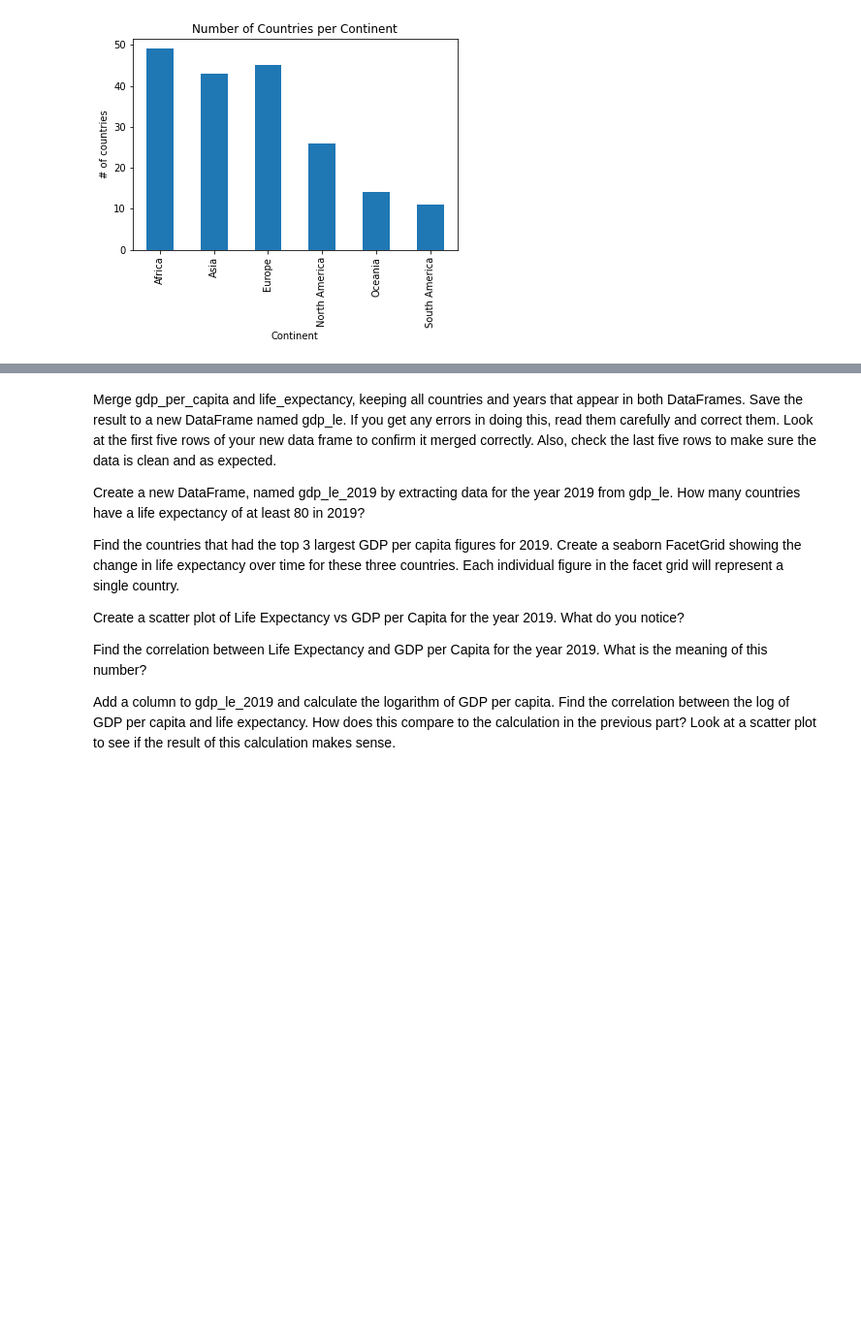
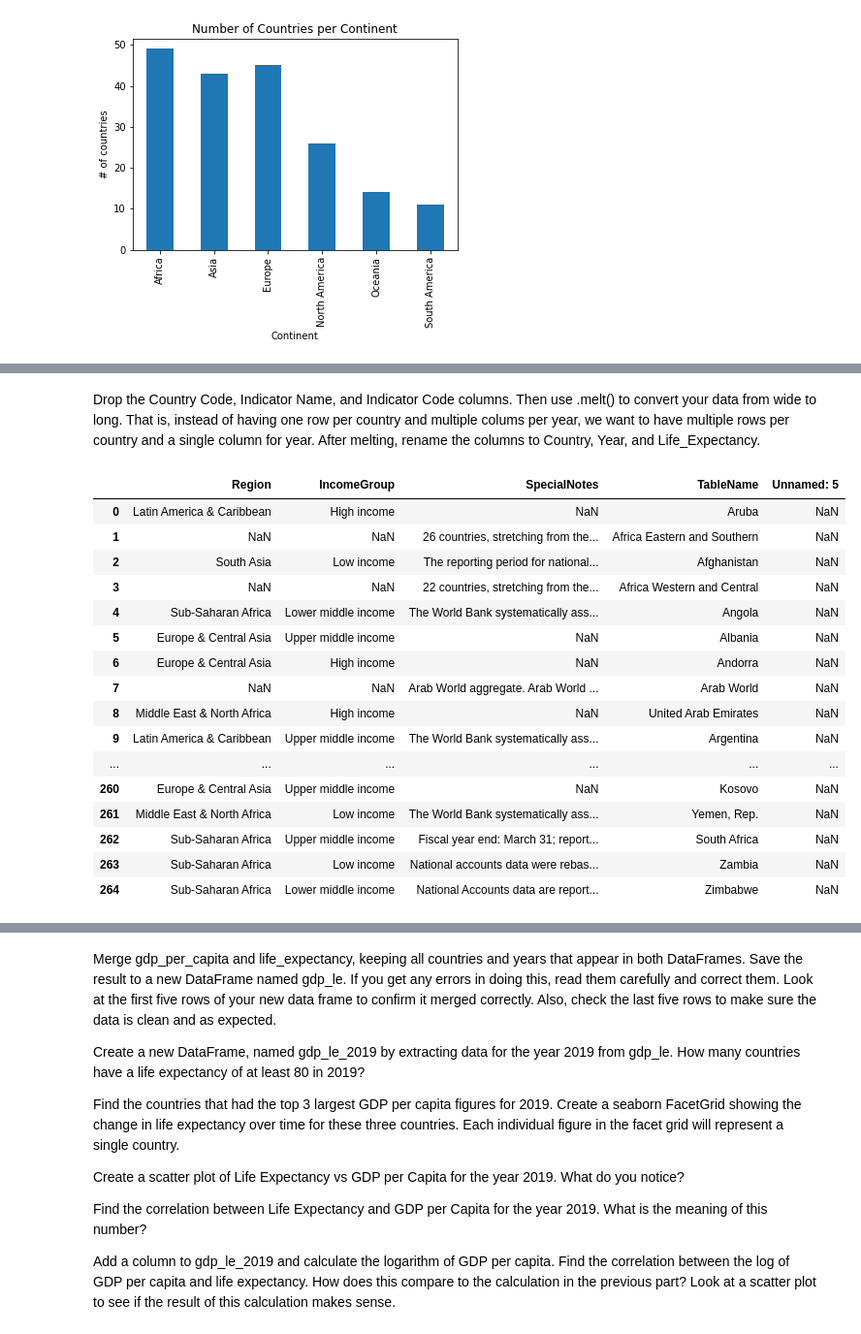
Before and after one commit to nss-data-science-cohort-6/un_data_question-bvanitsthian, a Jupyter notebook: UN_Data_Exploration.ipynb, the cells around one changed output, grey strips where cells are left out. Shown at 97% size. Saved outputs shown, nothing was run; the diff lists cells and outputs as text; code cells hidden in the pictures; blank space fills up the shorter version.

Commit message:
new files added from World Bank and notebook update

```diff
--- a/UN_Data_Exploration.ipynb
+++ b/UN_Data_Exploration.ipynb
@@ -335,0 +332,3 @@ What was the first country with a life expectancy to exceed 80?
+# %%
+life_expectancy = pd.read_csv('Metadata_Country_API_SP.DYN.LE00.IN_DS2_en_csv_v2_4553490.csv')
+life_expectancy.head()
@@ -335,0 +342,25 @@ What was the first country with a life expectancy to exceed 80?
+# %% [markdown]
+Drop the Country Code, Indicator Name, and Indicator Code columns. Then use .melt() to convert your data from wide to long. That is, instead of having one row per country and multiple colums per year, we want to have multiple rows per country and a single column for year. After melting, rename the columns to Country, Year, and Life_Expectancy.
+# %%
+life_expectancy.drop(['Country Code'], axis=1)
+
+#df.drop(['B', 'C'], axis=1)
+#df.drop(columns=['B', 'C'])
+# %% [output]
+|  | Region | IncomeGroup | SpecialNotes | TableName | Unnamed: 5 |
+| 0 | Latin America & Caribbean | High income | NaN | Aruba | NaN |
+| 1 | NaN | NaN | 26 countries, stretching from the... | Africa Eastern and Southern | NaN |
+| 2 | South Asia | Low income | The reporting period for national... | Afghanistan | NaN |
+| 3 | NaN | NaN | 22 countries, stretching from the... | Africa Western and Central | NaN |
+| 4 | Sub-Saharan Africa | Lower middle income | The World Bank systematically ass... | Angola | NaN |
+| 5 | Europe & Central Asia | Upper middle income | NaN | Albania | NaN |
+| 6 | Europe & Central Asia | High income | NaN | Andorra | NaN |
+| 7 | NaN | NaN | Arab World aggregate. Arab World ... | Arab World | NaN |
+| 8 | Middle East & North Africa | High income | NaN | United Arab Emirates | NaN |
+| 9 | Latin America & Caribbean | Upper middle income | The World Bank systematically ass... | Argentina | NaN |
+| ... | ... | ... | ... | ... | ... |
+| 260 | Europe & Central Asia | Upper middle income | NaN | Kosovo | NaN |
+| 261 | Middle East & North Africa | Low income | The World Bank systematically ass... | Yemen, Rep. | NaN |
+| 262 | Sub-Saharan Africa | Upper middle income | Fiscal year end: March 31; report... | South Africa | NaN |
+| 263 | Sub-Saharan Africa | Low income | National accounts data were rebas... | Zambia | NaN |
+| 264 | Sub-Saharan Africa | Lower middle income | National Accounts data are report... | Zimbabwe | NaN |
```
Also changed, not shown: parts of 21 cells of this notebook, 3 other files.
